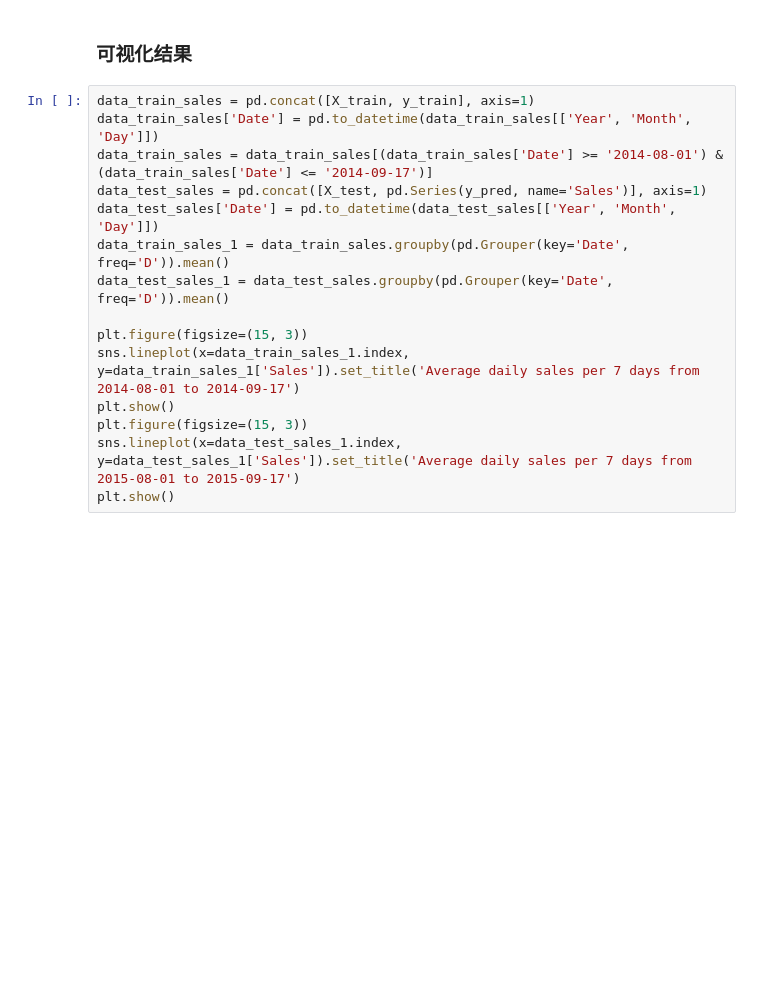
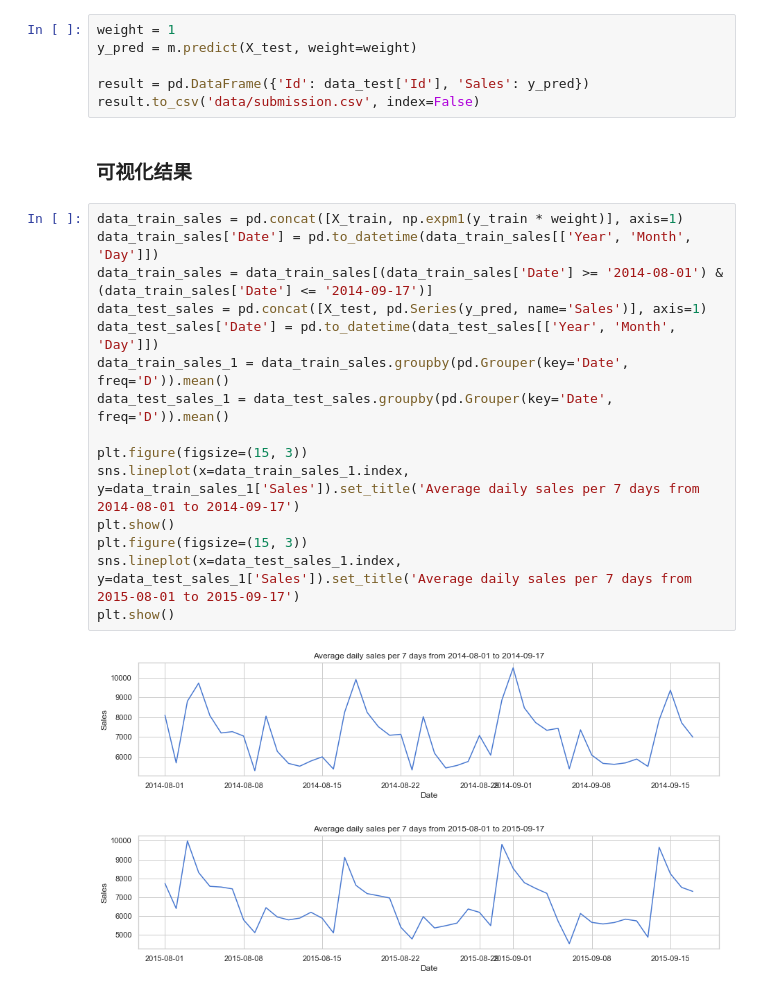
Before and after one commit to micmia/ml-nd-capstone, a Jupyter notebook: report.ipynb, the cells around one changed output. Saved outputs shown, nothing was run; the diff lists cells and outputs as text; blank space fills up the shorter version.

```diff
--- a/report.ipynb
+++ b/report.ipynb
@@ -291,17 +306,26 @@ y_sub.to_csv('data/submission.csv', index=False)
+# %%
+weight = 1
+y_pred = m.predict(X_test, weight=weight)
+
+result = pd.DataFrame({'Id': data_test['Id'], 'Sales': y_pred})
+result.to_csv('data/submission.csv', index=False)
 # %% [markdown]
 ### 可视化结果
 # %%
-data_train_sales = pd.concat([X_train, y_train], axis=1)
+data_train_sales = pd.concat([X_train, np.expm1(y_train * weight)], axis=1)
 data_train_sales['Date'] = pd.to_datetime(data_train_sales[['Year', 'Month', 'Day']])
 data_train_sales = data_train_sales[(data_train_sales['Date'] >= '2014-08-01') & (data_train_sales['Date'] <= '2014-09-17')]
 data_test_sales = pd.concat([X_test, pd.Series(y_pred, name='Sales')], axis=1)
 data_test_sales['Date'] = pd.to_datetime(data_test_sales[['Year', 'Month', 'Day']])
 data_train_sales_1 = data_train_sales.groupby(pd.Grouper(key='Date', freq='D')).mean()
 data_test_sales_1 = data_test_sales.groupby(pd.Grouper(key='Date', freq='D')).mean()
 
 plt.figure(figsize=(15, 3))
 sns.lineplot(x=data_train_sales_1.index, y=data_train_sales_1['Sales']).set_title('Average daily sales per 7 days from 2014-08-01 to 2014-09-17')
 plt.show()
 plt.figure(figsize=(15, 3))
 sns.lineplot(x=data_test_sales_1.index, y=data_test_sales_1['Sales']).set_title('Average daily sales per 7 days from 2015-08-01 to 2015-09-17')
 plt.show()
+# %% [output]
+[figure, added]
+[figure, added]
```
Also changed, not shown: parts of 9 cells of this notebook, 6 other files.
